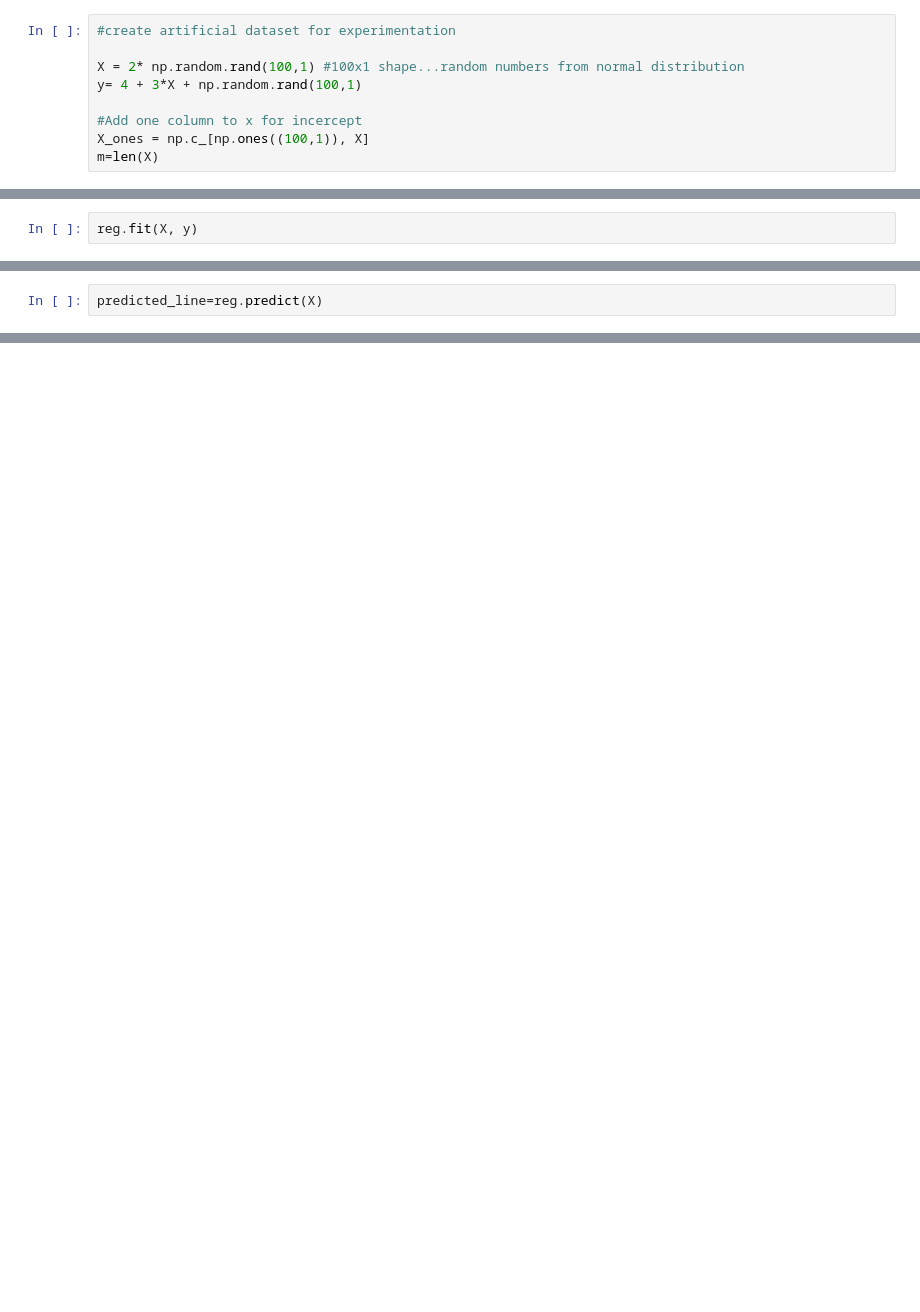
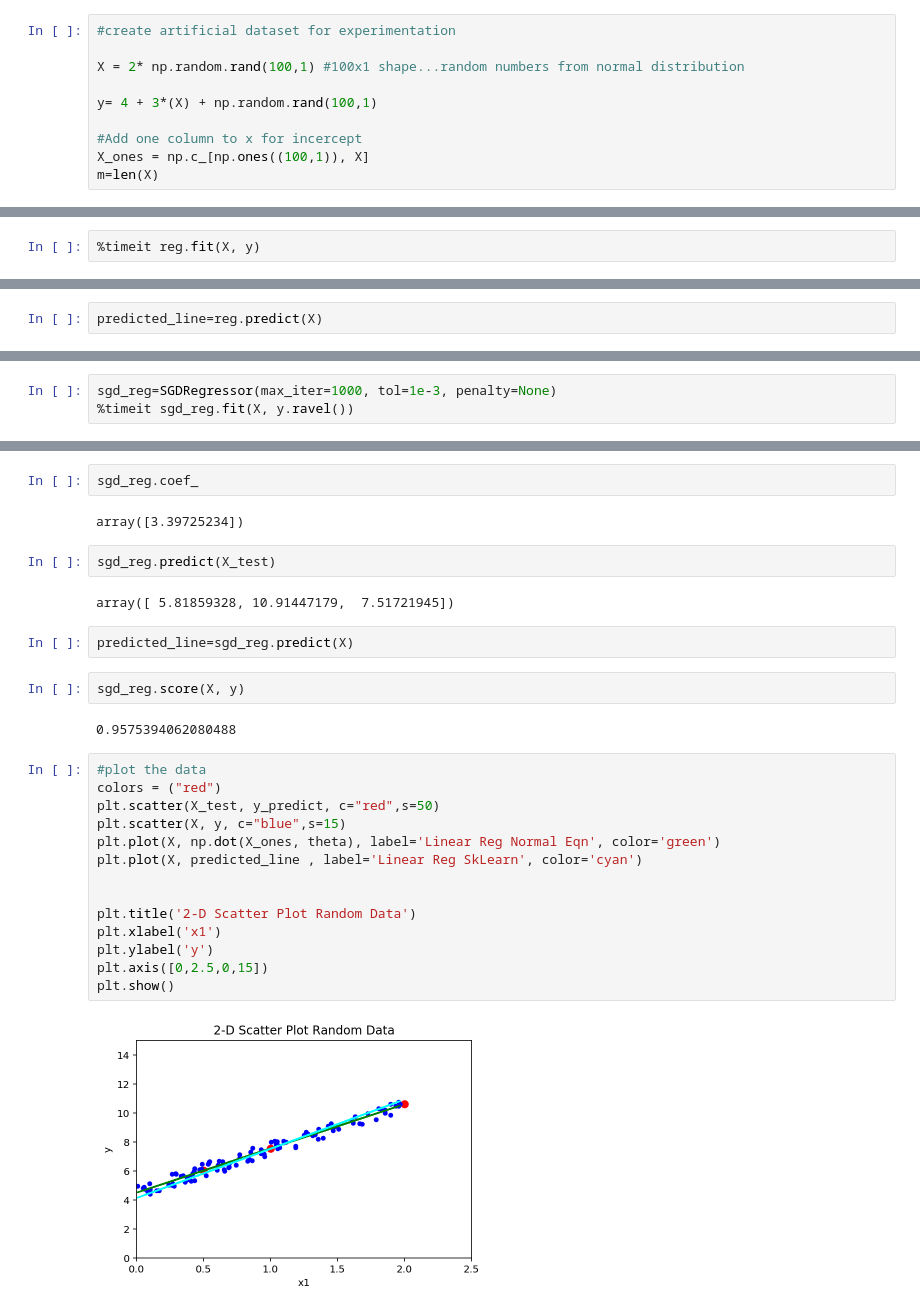
Before and after one commit to nialloh23/coursera-machine-learning, a Jupyter notebook: linear_regression_playground.ipynb, the cells around one changed output, grey strips where cells are left out. Saved outputs shown, nothing was run; the diff lists cells and outputs as text; blank space fills up the shorter version.

Commit message:
added linear regression playground excercises

```diff
--- a/linear_regression_playground.ipynb
+++ b/linear_regression_playground.ipynb
@@ -36,7 +38,8 @@ import matplotlib.pyplot as plt
 #create artificial dataset for experimentation
 
 X = 2* np.random.rand(100,1) #100x1 shape...random numbers from normal distribution
-y= 4 + 3*X + np.random.rand(100,1)
+
+y= 4 + 3*(X) + np.random.rand(100,1)
 
 #Add one column to x for incercept
 X_ones = np.c_[np.ones((100,1)), X]
@@ -128,5 +131,5 @@ from sklearn.linear_model import LinearRegression
 # %%
 reg = LinearRegression()
 # %%
-reg.fit(X, y)
+%timeit reg.fit(X, y)
 # %% [output]
@@ -169,0 +177,3 @@ plt.show()
+# %%
+sgd_reg=SGDRegressor(max_iter=1000, tol=1e-3, penalty=None)
+%timeit sgd_reg.fit(X, y.ravel())
@@ -170 +186,31 @@ plt.show()
+# %%
+sgd_reg.coef_
+# %% [output]
+array([3.39725234])
+# %%
+sgd_reg.predict(X_test)
+# %% [output]
+array([ 5.81859328, 10.91447179,  7.51721945])
+# %%
+predicted_line=sgd_reg.predict(X)
+# %%
+sgd_reg.score(X, y)
+# %% [output]
+0.9575394062080488
+# %%
+#plot the data
+colors = ("red")
+plt.scatter(X_test, y_predict, c="red",s=50)
+plt.scatter(X, y, c="blue",s=15)
+plt.plot(X, np.dot(X_ones, theta), label='Linear Reg Normal Eqn', color='green')
+plt.plot(X, predicted_line , label='Linear Reg SkLearn', color='cyan')
+
+
+plt.title('2-D Scatter Plot Random Data')
+plt.xlabel('x1')
+plt.ylabel('y')
+plt.axis([0,2.5,0,15])
+plt.show()
+# %% [output]
+[figure, added]
 # %% [markdown]
```
Also changed, not shown: parts of 69 cells of this notebook, 1 other file.
